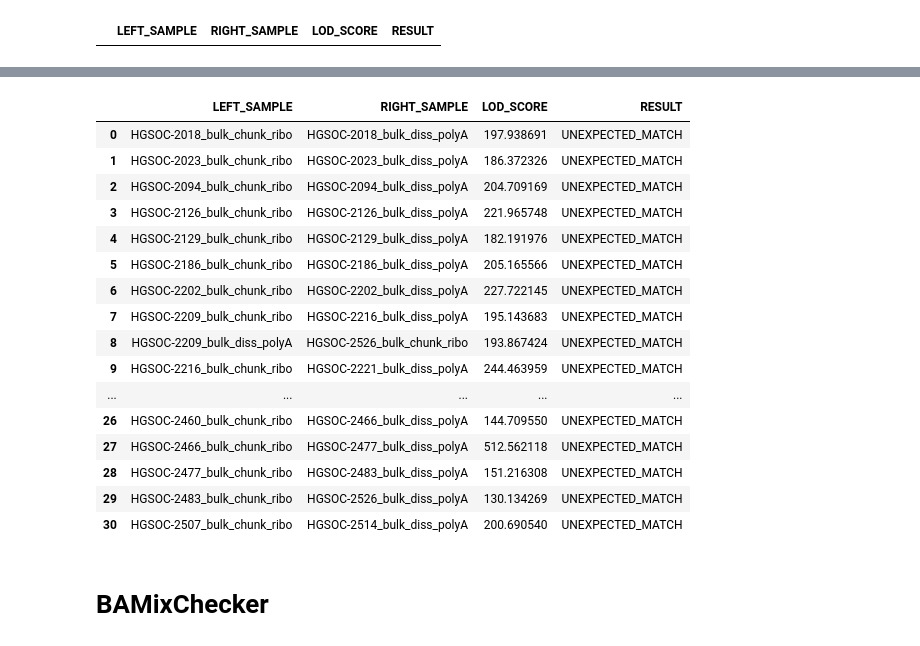
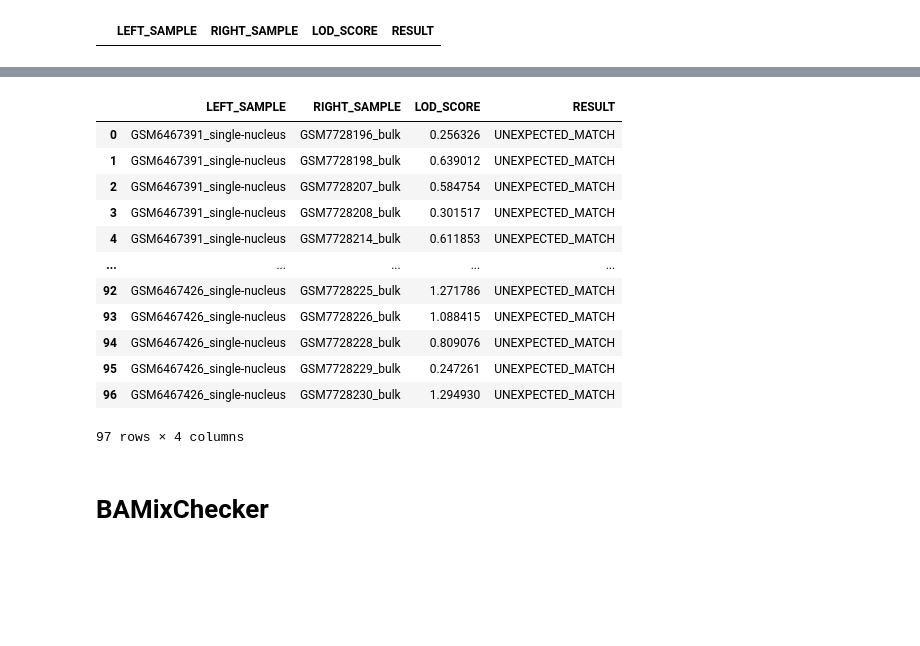
Before and after one commit to emma2207/hgsoc-reconstruction, a Jupyter notebook: sample_id_matching/scripts/experiment/eda.ipynb, the cells around one changed output, grey strips where cells are left out. Saved outputs shown, nothing was run; the diff lists cells and outputs as text; code cells hidden in the pictures; blank space fills up the shorter version.

```diff
--- a/sample_id_matching/scripts/experiment/eda.ipynb
+++ b/sample_id_matching/scripts/experiment/eda.ipynb
@@ -293,11 +268,11 @@ bulk_vs_singlecell_matrix_viz(ngscheckmate_matrix, tool="NGSCheckmate", dataset=
 if pseudobulk:
     hysys_df = pd.read_csv(DATA_PATH + f"2a_hysys/{dataset}/pseudobulk/ncells_{ncells}/read_depth_{rd}/concordance_output.txt", sep="\t", index_col=0, header=None)
 else:
-    hysys_df = pd.read_csv(DATA_PATH + f"2a_hysys/{dataset}/real_data/read_depth_{rd}/concordance_output.txt", sep="\t", index_col=0, header=None)
+    hysys_df = pd.read_csv(DATA_PATH + f"2a_hysys/{dataset}/real_data/ncells_null/read_depth_{rd}/concordance_output.txt", sep="\t", index_col=0, header=None)
 # %%
 hysys_dict = {
     x:
-    re.sub(r"[a-zA-Z0-9]{32}_", "", x.replace(".bam", "").replace(f"{dataset}/", "").replace("_individual_variants.snps", "").replace("pseudobulk/", ""))
+    re.sub(r"[a-zA-Z0-9]{32}_", "", x.replace(".bam", "").replace(f"{dataset}/", "").replace("_individual_variants.snps", "").replace("pseudobulk/", "").replace("real_data/", "").replace(f"ncells_{ncells}/", "").replace(f"read_depth_{rd}/", ""))
     # x.replace("_filtered_variants.snps", "").replace(f"{dataset}/", "")
     for x in list(set(hysys_df.index) | set(hysys_df[1]))
 }
@@ -384,7 +345,10 @@ all_samples_matrix_viz(hysys_matrix_filtered, tool="HYSYS", dataset=dataset, sav
 # %% [markdown]
 # CrossCheckFingerprints
 # %%
-fingerprints_df = pd.read_csv(DATA_PATH + f"fingerprints/{dataset}/crosscheck_metrics.txt", sep="\t", header=5)
+if pseudobulk:
+    fingerprints_df = pd.read_csv(DATA_PATH + f"2a_fingerprints/{dataset}/pseudobulk/ncells_{ncells}/read_depth_{rd}/crosscheck_metrics.txt", sep="\t", skiprows=6, header=0)
+else:
+    fingerprints_df = pd.read_csv(DATA_PATH + f"2a_fingerprints/{dataset}/real_data/ncells_null/read_depth_{rd}/crosscheck_metrics.txt", sep="\t", skiprows=6, header=0)
 fingerprints_df = fingerprints_df[["LEFT_SAMPLE", "RIGHT_SAMPLE", "LOD_SCORE", "RESULT"]]
 # %%
 fingerprints_dict = {
@@ -466,37 +465,41 @@ fingerprints_matches = fingerprints_df[fingerprints_df["RESULT"]=="UNEXPECTED_MA
 # %%
+# HGSOC
 # Out of 80 unexpected matches
 # There should be really only 40 pairs since it's symmetric
 #
 # 5/40 are polyA vs polyA (and they all involve sample 2507)
 # 0 are ribo vs ribo
 # 35/40 are polyA vs ribo
+
+# CNST
+# Out of 938 unexpected matches
+#
+# 317/469 are bulk vs bulk
+# 10/469 are sn vs sn
 fingerprints_matches[
-    ~(fingerprints_matches["LEFT_SAMPLE"].str.contains("polyA") & fingerprints_matches["RIGHT_SAMPLE"].str.contains("polyA"))
+    ~(fingerprints_matches["LEFT_SAMPLE"].str.contains("bulk") & fingerprints_matches["RIGHT_SAMPLE"].str.contains("bulk")) &
+    ~(fingerprints_matches["LEFT_SAMPLE"].str.contains("nucleus") & fingerprints_matches["RIGHT_SAMPLE"].str.contains("nucleus"))
 ].sort_values(
     by=["LEFT_SAMPLE", "RIGHT_SAMPLE"]
 ).drop_duplicates(
     "LOD_SCORE"
 ).reset_index(
     drop=True
 )
 # %% [output]
 |  | LEFT_SAMPLE | RIGHT_SAMPLE | LOD_SCORE | RESULT |
-| 0 | HGSOC-2018_bulk_chunk_ribo | HGSOC-2018_bulk_diss_polyA | 197.938691 | UNEXPECTED_MATCH |
-| 1 | HGSOC-2023_bulk_chunk_ribo | HGSOC-2023_bulk_diss_polyA | 186.372326 | UNEXPECTED_MATCH |
-| 2 | HGSOC-2094_bulk_chunk_ribo | HGSOC-2094_bulk_diss_polyA | 204.709169 | UNEXPECTED_MATCH |
-| 3 | HGSOC-2126_bulk_chunk_ribo | HGSOC-2126_bulk_diss_polyA | 221.965748 | UNEXPECTED_MATCH |
-| 4 | HGSOC-2129_bulk_chunk_ribo | HGSOC-2129_bulk_diss_polyA | 182.191976 | UNEXPECTED_MATCH |
-| 5 | HGSOC-2186_bulk_chunk_ribo | HGSOC-2186_bulk_diss_polyA | 205.165566 | UNEXPECTED_MATCH |
-| 6 | HGSOC-2202_bulk_chunk_ribo | HGSOC-2202_bulk_diss_polyA | 227.722145 | UNEXPECTED_MATCH |
-| 7 | HGSOC-2209_bulk_chunk_ribo | HGSOC-2216_bulk_diss_polyA | 195.143683 | UNEXPECTED_MATCH |
-| 8 | HGSOC-2209_bulk_diss_polyA | HGSOC-2526_bulk_chunk_ribo | 193.867424 | UNEXPECTED_MATCH |
-| 9 | HGSOC-2216_bulk_chunk_ribo | HGSOC-2221_bulk_diss_polyA | 244.463959 | UNEXPECTED_MATCH |
+| 0 | GSM6467391_single-nucleus | GSM7728196_bulk | 0.256326 | UNEXPECTED_MATCH |
+| 1 | GSM6467391_single-nucleus | GSM7728198_bulk | 0.639012 | UNEXPECTED_MATCH |
+| 2 | GSM6467391_single-nucleus | GSM7728207_bulk | 0.584754 | UNEXPECTED_MATCH |
+| 3 | GSM6467391_single-nucleus | GSM7728208_bulk | 0.301517 | UNEXPECTED_MATCH |
+| 4 | GSM6467391_single-nucleus | GSM7728214_bulk | 0.611853 | UNEXPECTED_MATCH |
 | ... | ... | ... | ... | ... |
-| 26 | HGSOC-2460_bulk_chunk_ribo | HGSOC-2466_bulk_diss_polyA | 144.709550 | UNEXPECTED_MATCH |
-| 27 | HGSOC-2466_bulk_chunk_ribo | HGSOC-2477_bulk_diss_polyA | 512.562118 | UNEXPECTED_MATCH |
-| 28 | HGSOC-2477_bulk_chunk_ribo | HGSOC-2483_bulk_diss_polyA | 151.216308 | UNEXPECTED_MATCH |
-| 29 | HGSOC-2483_bulk_chunk_ribo | HGSOC-2526_bulk_diss_polyA | 130.134269 | UNEXPECTED_MATCH |
-| 30 | HGSOC-2507_bulk_chunk_ribo | HGSOC-2514_bulk_diss_polyA | 200.690540 | UNEXPECTED_MATCH |
+| 92 | GSM6467426_single-nucleus | GSM7728225_bulk | 1.271786 | UNEXPECTED_MATCH |
+| 93 | GSM6467426_single-nucleus | GSM7728226_bulk | 1.088415 | UNEXPECTED_MATCH |
+| 94 | GSM6467426_single-nucleus | GSM7728228_bulk | 0.809076 | UNEXPECTED_MATCH |
+| 95 | GSM6467426_single-nucleus | GSM7728229_bulk | 0.247261 | UNEXPECTED_MATCH |
+| 96 | GSM6467426_single-nucleus | GSM7728230_bulk | 1.294930 | UNEXPECTED_MATCH |
+97 rows × 4 columns
 # %% [markdown]
 # BAMixChecker
 # %%
```
Also changed, not shown: parts of 29 cells of this notebook.
